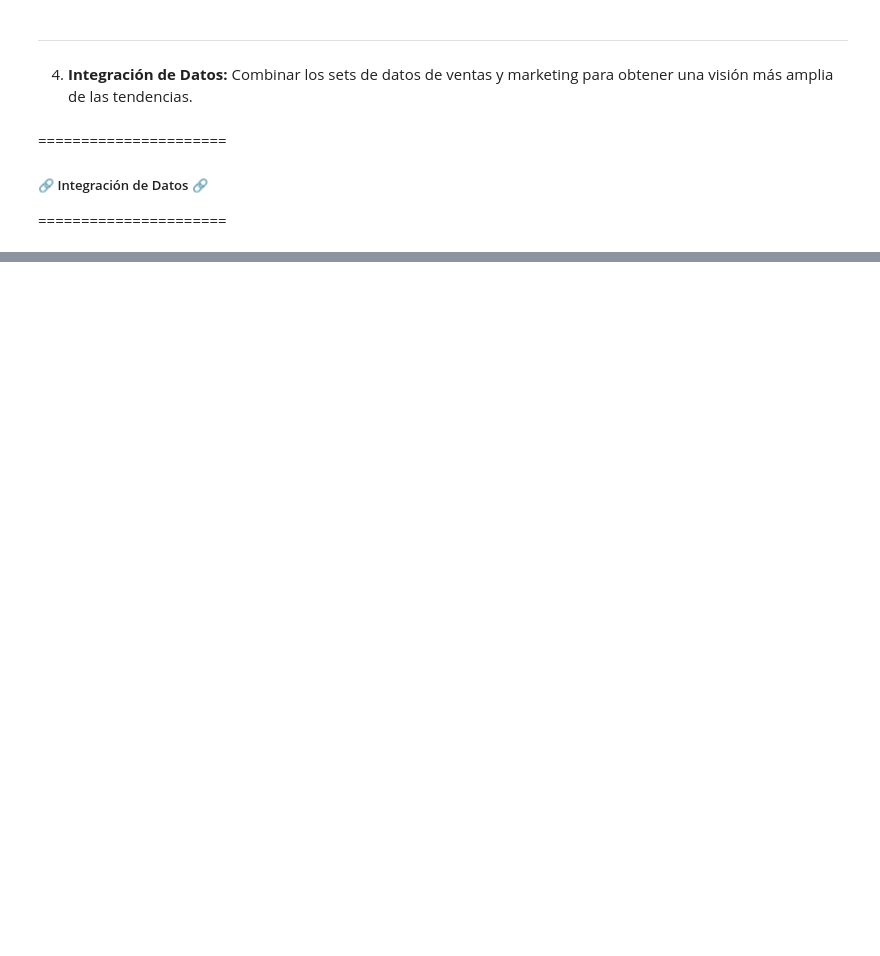
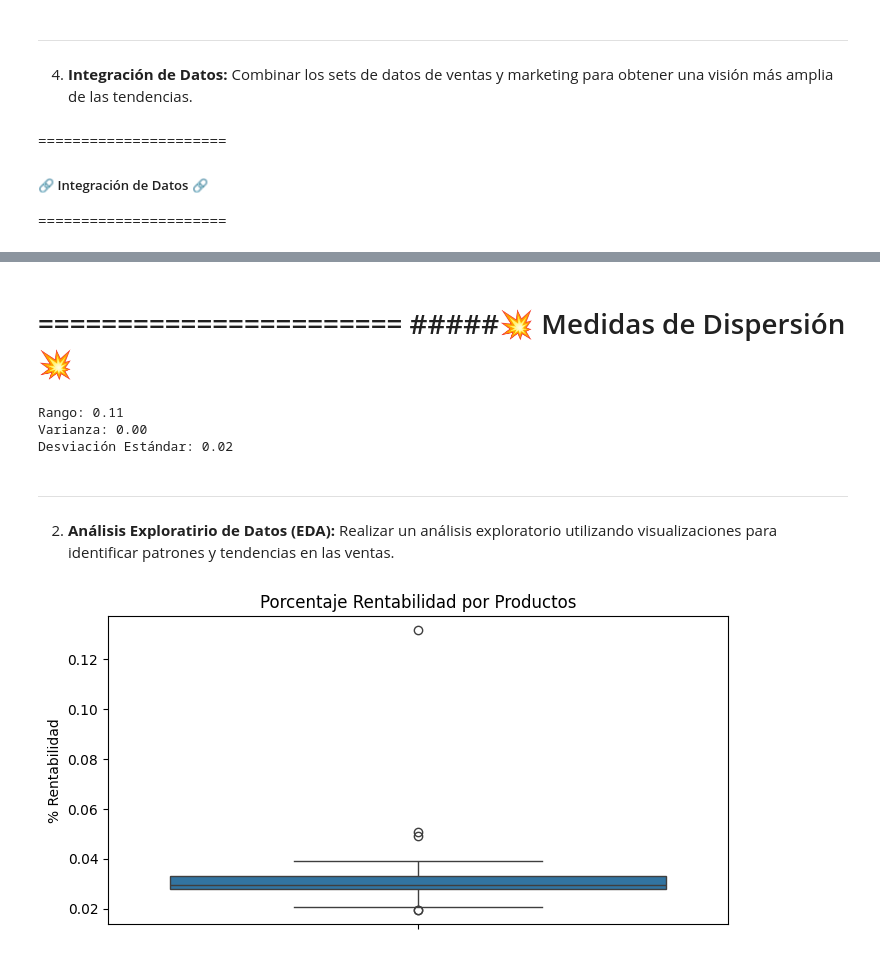
Before and after one commit to aerdna2702/Entrega_final_CASSINA_andrea_25262_data_analytics-Public, a Jupyter notebook: entrega_final_CASSINA_Andrea_25262_data_analytics.ipynb, the cells around one changed output, grey strips where cells are left out. Saved outputs shown, nothing was run; the diff lists cells and outputs as text; code cells hidden in the pictures; blank space fills up the shorter version.

```diff
--- a/entrega_final_CASSINA_Andrea_25262_data_analytics.ipynb
+++ b/entrega_final_CASSINA_Andrea_25262_data_analytics.ipynb
@@ -884,0 +848,10 @@ KeyError: Index(['id_cliente'], dtype='object')
+# %%
+# Realizar la unión de los DataFrames
+
+df_ventas_marketing_merge = pd.merge(
+    df_ventas_por_producto,
+    df_marketing_por_producto,
+    on = 'producto'
+)
+
+print(df_ventas_marketing_merge)
@@ -884,0 +876,12 @@ KeyError: Index(['id_cliente'], dtype='object')
+# %%
+# Calcular % rentabilidad por producto
+
+df_rentabilidad_por_producto = df_ventas_marketing_merge.copy()
+df_rentabilidad_por_producto = df_rentabilidad_por_producto.sort_values(
+    by = 'producto', ascending = True)
+df_rentabilidad_por_producto['%_rentabilidad'] = (
+    df_rentabilidad_por_producto['costo'] /
+    df_rentabilidad_por_producto['ingreso'] * 100
+  ).round(4)
+
+print(df_rentabilidad_por_producto)
@@ -884,0 +915,15 @@ KeyError: Index(['id_cliente'], dtype='object')
+# %%
+# Calcular sobre % rentabilidad
+
+df_rentabilidad_por_producto = df_rentabilidad_por_producto.sort_values(
+    by = '%_rentabilidad', ascending = False
+)
+
+media = df_rentabilidad_por_producto['%_rentabilidad'].mean()
+mediana = df_rentabilidad_por_producto['%_rentabilidad'].median()
+moda = df_rentabilidad_por_producto['%_rentabilidad'].mode()
+
+
+print(f"Media: {media:.4}")
+print(f"Mediana: {mediana:.4}")
+print("Moda:", moda)
@@ -884,0 +953,29 @@ KeyError: Index(['id_cliente'], dtype='object')
+# %% [markdown]
+=======================
+#####💥 Medidas de Dispersión 💥
+=======================
+# %%
+rango = np.max(df_rentabilidad_por_producto['%_rentabilidad'] - np.min(df_rentabilidad_por_producto['%_rentabilidad']))
+varianza = np.var(df_rentabilidad_por_producto['%_rentabilidad'])
+desviacion_estandar = np.std(df_rentabilidad_por_producto['%_rentabilidad'])
+
+print(f"Rango: {rango:,.2f}")
+print(f"Varianza: {varianza:,.2f}")
+print(f"Desviación Estándar: {desviacion_estandar:,.2f}")
+# %% [output]
+Rango: 0.11
+Varianza: 0.00
+Desviación Estándar: 0.02
+# %% [markdown]
+-------
+2. **Análisis Exploratirio de Datos (EDA):** Realizar un análisis exploratorio utilizando visualizaciones para identificar patrones y tendencias en las ventas.
+# %%
+# Boxplot para identificar dispersión y potenciales outliers
+
+plt.figure(figsize = (8, 4))
+sns.boxplot(y = df_rentabilidad_por_producto['%_rentabilidad'])
+plt.title('Porcentaje Rentabilidad por Productos')
+plt.ylabel('% Rentabilidad')
+plt.show()
+# %% [output]
+[figure, added]
```
Also changed, not shown: parts of 46 cells of this notebook.
